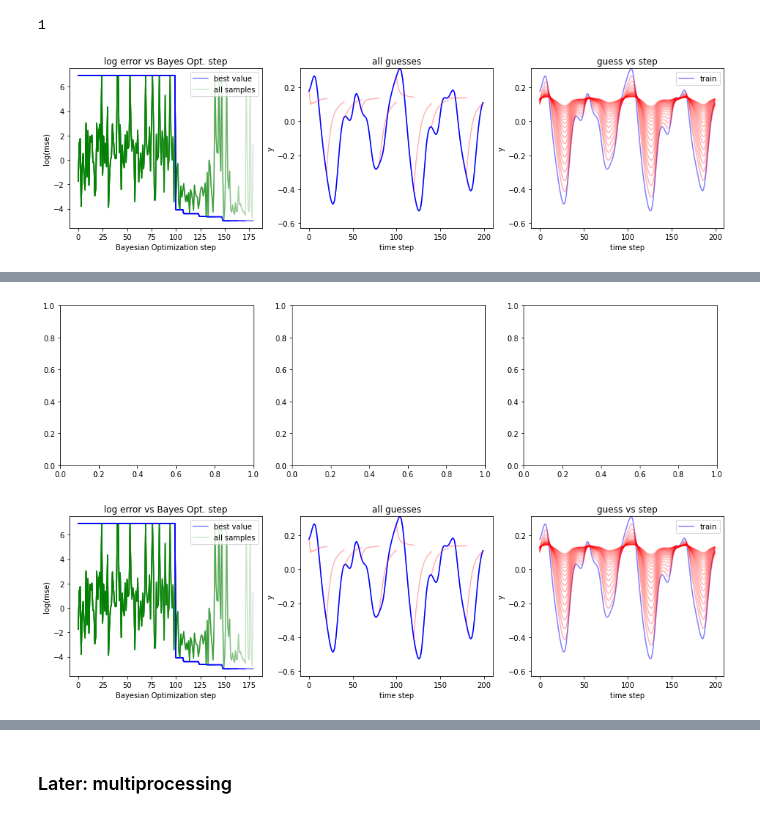
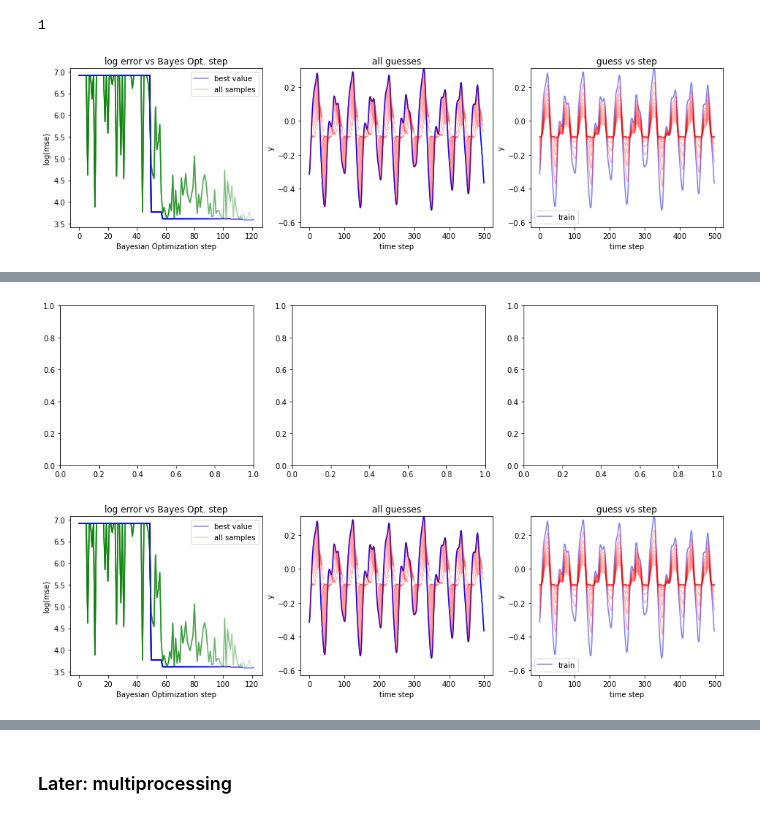
Before and after one commit to blindedjoy/RcTorch, a Jupyter notebook: turbo_1.ipynb, the cells around one changed output, grey strips where cells are left out. Drawn from its saved outputs; the diff is of its cells as text; code cells hidden in the pictures.

```diff
--- a/turbo_1.ipynb
+++ b/turbo_1.ipynb
@@ -951,13 +949,17 @@ te_end = 2500 #6000
 
 train = torch.FloatTensor(data[:tr_len].reshape(-1, 1))
 test = torch.FloatTensor(data[tr_len:te_end].reshape(-1, 1))
+
+def sinsq(x):
+    return torch.square(torch.sin(x))
 #train.shape
 # %%
 %%time
 #n_nodes=1000, connectivity=0.01, input_scaling=0.5, feedback_scaling=0.5, leaking_rate=0.3, spectral_radius=1.25, regularization=1e-8, feedback=True)
 torch.manual_seed(1)
 RC = EchoStateNetwork(n_nodes=1000, connectivity=0.1, input_scaling=1, feedback_scaling=1,
-         leaking_rate=0.1, spectral_radius=0.96, regularization=1e-3, feedback=True, backprop = False, epochs = 20) #bias = -10,
+         leaking_rate=0.1, spectral_radius=0.96, regularization=1e-3, feedback=True, backprop = False, epochs = 20,
+         activation_f = sinsq) #bias = -10,
 
 RC.train( train.to(device), learning_rate = 5e-3)
 
@@ -971,7 +973,7 @@ Wall time: 714 ms
 # %%
 step = 10
 
-err, pred = RC.test(test, scoring_method = "rmse", steps_ahead = step)
+err, pred = RC.test(test, scoring_method = "rmse", steps_ahead = 100)
 print('reported error', err)
 end = len(test)
 
@@ -1304,7 +1280,7 @@ def HRC(parameterization, steps_ahead = 60, backprop = False, plot_type = "error
         #print("building ... spect", spectr.item(), ",connect", connect.item(),
         #      ", reg",regul.item(), end = " ")
 
-        RC = EchoStateNetwork(n_nodes=1000, connectivity=10**connect, input_scaling=1, feedback_scaling=1,
+        RC = EchoStateNetwork(n_nodes=self.n_nodes, connectivity=10**connect, input_scaling=1, feedback_scaling=1,
              leaking_rate=leak_rate, spectral_radius=spectr, regularization=10**regul,
              feedback=True, backprop = backprop, bias = bias, approximate_reservoir = False) #bias = -10,
 
@@ -1372,10 +1348,10 @@ def HRC(parameterization, steps_ahead = 60, backprop = False, plot_type = "error
         #print("pred_[pred_.shape[0] - 1, :]", pred_[pred_.shape[0] - 1, :].shape)
 
         #make the maximum value of the error 10000 to avoid inf.
-        err_ = min(err_, torch.tensor(1000))
+        err_ = min(err_, torch.tensor(100000))
 
         if torch.isnan(err_):
-            err_ = torch.tensor(1000)
+            err_ = torch.tensor(100000)
 
         if not i:
             error = err_
@@ -2445,19 +2410,22 @@ torch.cuda.device_count()
 # %%
 %%time
 %matplotlib inline
 #### eps isn't what it used to be.
 
 bounds_dict = {"spectral_radius" : (0,1),
                "connectivity" : (-5,0),
-               "regularization": (-4,1),
+               "regularization": (-5,-2),
                "leaking_rate" : (0, 1),
-               "bias" : (-3,3),
+               "feedback_scaling" : (0,1),
+               "input_scaling" : (0,1),
+               #"bias" : "uniform",#(-3,3),
                "n_nodes" : 1000,
                "feedback": 1}
-esn_cv = EchoStateNetworkCV(bounds = bounds_dict, subsequence_length = 1000,
-                            steps_ahead = 20, scoring_method = "mse", interactive = True, random_seed = 123,
-                            eps = 3, initial_samples = 100, approximate_reservoir = True, length_min = 2**-7,
-                            batch_size = 8, backprop = False, esn_burn_in = 10)
+esn_cv = EchoStateNetworkCV(bounds = bounds_dict, subsequence_length = 1000, esn_feedback = True,
+                            steps_ahead = 10, scoring_method = "mse", interactive = True, random_seed = 123,
+                            eps = 3, initial_samples = 50, approximate_reservoir = True, length_min = 2**-7,
+                            batch_size = 8, backprop = False, esn_burn_in = 0, validate_fraction = 0.5,
+                           activation_function = sinsq)
 vals = esn_cv.optimize(train)
 # %% [output]
-[figure, old version]
+[figure, new version]
@@ -2468,5 +2436,5 @@ Wall time: 4min 50s
 [figure]
-[figure, old version]
+[figure, new version]
 # %%
 pl.plot(esn_cv.iteration_durations)
 print(np.mean(esn_cv.iteration_durations))
```
Also changed, not shown: parts of 27 cells of this notebook.
